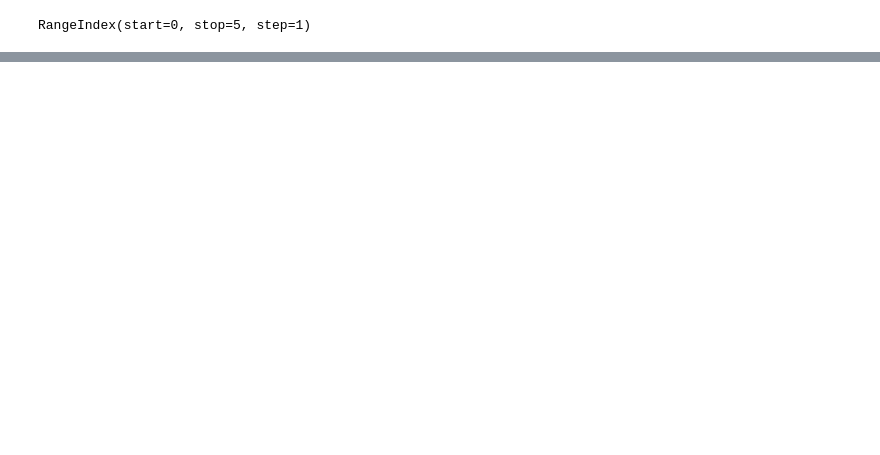
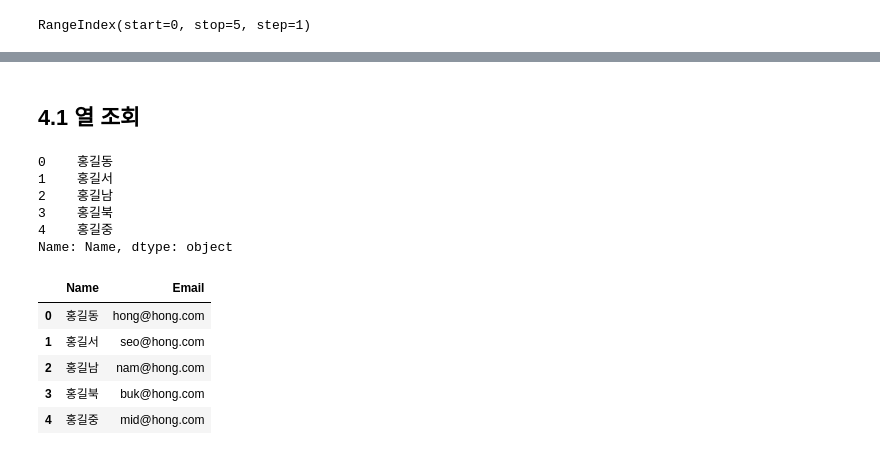
Before and after one commit to comlec/ai_x, a Jupyter notebook: source/01_python/ch11_데이터프레임과시리즈(Pandas)_1절~8절.ipynb, the cells around one changed output, grey strips where cells are left out. Saved outputs shown, nothing was run; the diff lists cells and outputs as text; code cells hidden in the pictures; blank space fills up the shorter version.

```diff
--- a/source/01_python/ch11_데이터프레임과시리즈(Pandas)_1절~8절.ipynb
+++ b/source/01_python/ch11_데이터프레임과시리즈(Pandas)_1절~8절.ipynb
@@ -725,0 +746,21 @@ member
+# %% [markdown]
+## 4.1 열 조회
+# %%
+member['Name']
+member.Name
+# %% [output]
+0    홍길동
+1    홍길서
+2    홍길남
+3    홍길북
+4    홍길중
+Name: Name, dtype: object
+# %%
+member[ ['Name','Email'] ]
+# %% [output]
+|  | Name | Email |
+| 0 | 홍길동 | hong@hong.com |
+| 1 | 홍길서 | seo@hong.com |
+| 2 | 홍길남 | nam@hong.com |
+| 3 | 홍길북 | buk@hong.com |
+| 4 | 홍길중 | mid@hong.com |
```
Also changed, not shown: parts of 65 cells of this notebook.
